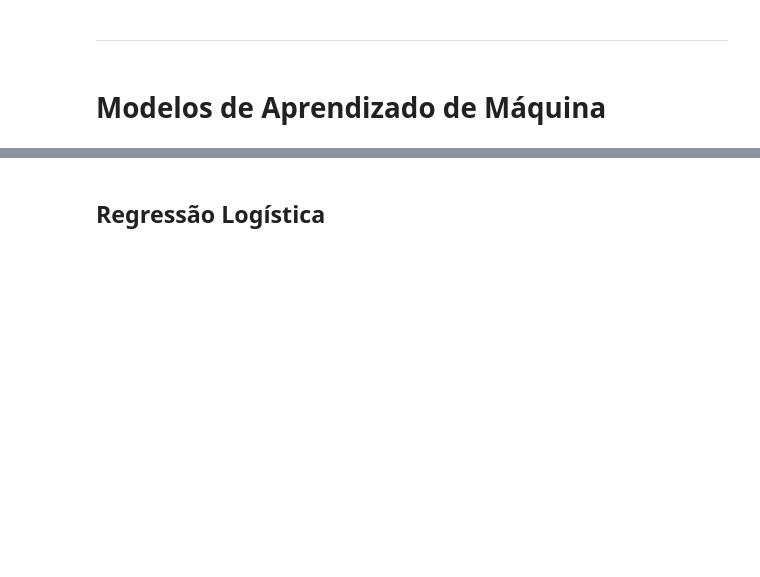
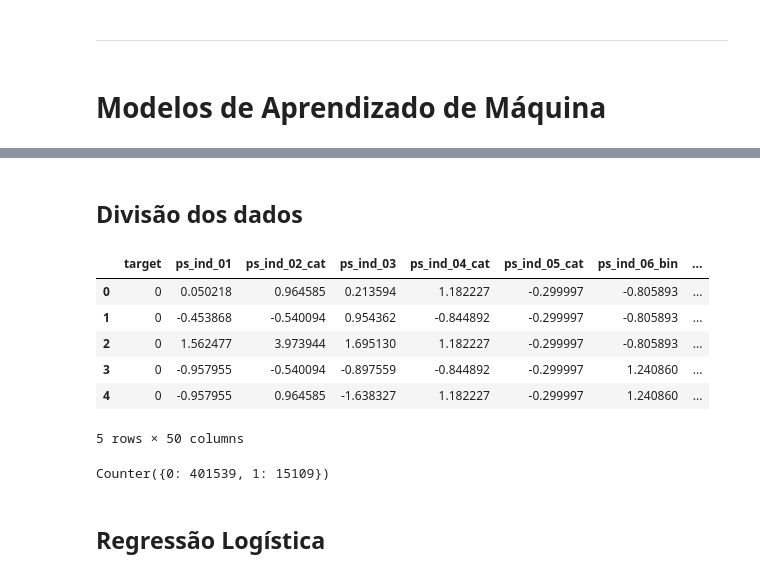
Before and after one commit to fernandohitmas/data_science_challenges, a Jupyter notebook: scripts/kaggle_porto_seguro_safe_driver/03.2.modelling_raw.ipynb, the cells around one changed output, grey strips where cells are left out. Cells and saved outputs as stored; diff of their text form; code cells hidden in the pictures; blank space fills up the shorter version.

```diff
--- a/scripts/kaggle_porto_seguro_safe_driver/03.2.modelling_raw.ipynb
+++ b/scripts/kaggle_porto_seguro_safe_driver/03.2.modelling_raw.ipynb
@@ -35,7 +56,7 @@ sns.set_style('darkgrid')
 # %% [markdown]
 Importação dos dados
 # %%
-path_train = '/Users/administrador/Documents/Pessoal/repositorios/data/kaggle_porto_seguro_driver/train.csv'
+path_train = '/Users/administrador/Documents/Pessoal/repositorios/data/kaggle_porto_seguro_driver/train_no_missing_scaled.csv'
 path_test = '/Users/administrador/Documents/Pessoal/repositorios/data/kaggle_porto_seguro_driver/test.csv'
 # %%
 dados_brutos = pd.read_csv(path_train)
@@ -79 +68,13 @@ train_model
+# %% [markdown]
+## Divisão dos dados
+# %%
+dados_brutos.head()
+# %% [output]
+|  | target | ps_ind_01 | ps_ind_02_cat | ps_ind_03 | ps_ind_04_cat | ps_ind_05_cat | ps_ind_06_bin | ... |
+| 0 | 0 | 0.050218 | 0.964585 | 0.213594 | 1.182227 | -0.299997 | -0.805893 | ... |
+| 1 | 0 | -0.453868 | -0.540094 | 0.954362 | -0.844892 | -0.299997 | -0.805893 | ... |
+| 2 | 0 | 1.562477 | 3.973944 | 1.695130 | 1.182227 | -0.299997 | -0.805893 | ... |
+| 3 | 0 | -0.957955 | -0.540094 | -0.897559 | -0.844892 | -0.299997 | 1.240860 | ... |
+| 4 | 0 | -0.957955 | 0.964585 | -1.638327 | 1.182227 | -0.299997 | 1.240860 | ... |
+5 rows × 50 columns
 # %%
@@ -82,4 +83,8 @@ y = train_model.iloc[:, -1]
 # %%
 X_train, X_test, y_train, y_test = train_test_split(X, y, test_size=0.3, random_state=42)
+# %%
+Counter(y_train)
+# %% [output]
+Counter({0: 401539, 1: 15109})
 # %% [markdown]
 ## Regressão Logística
```
Also changed, not shown: parts of 37 cells of this notebook, 1 other file.
